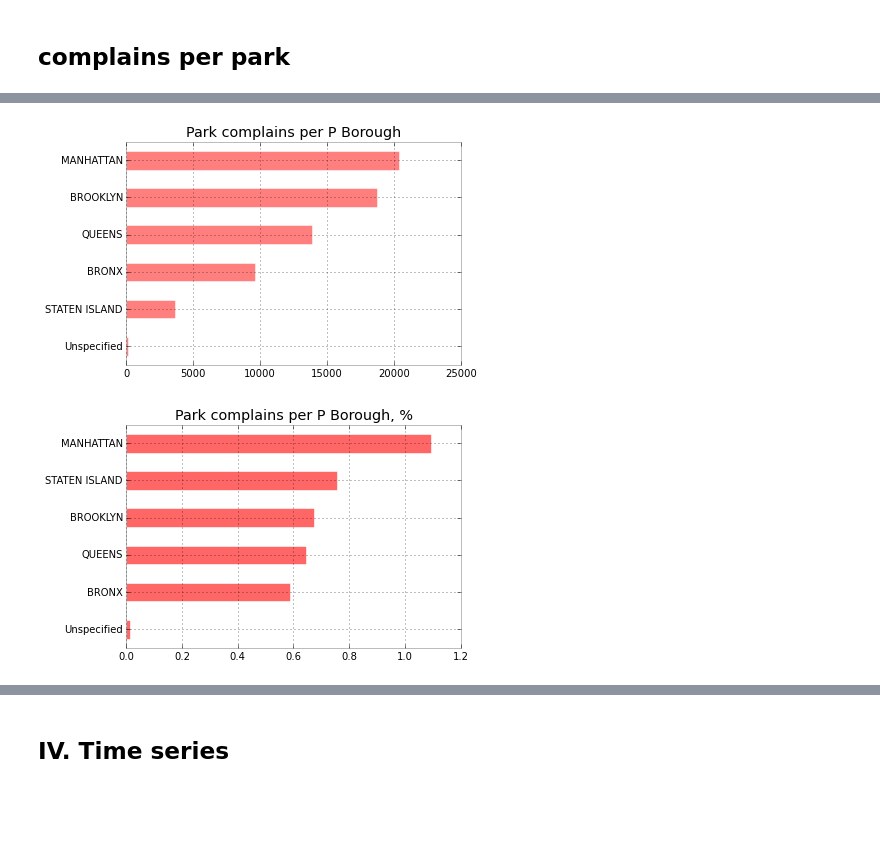
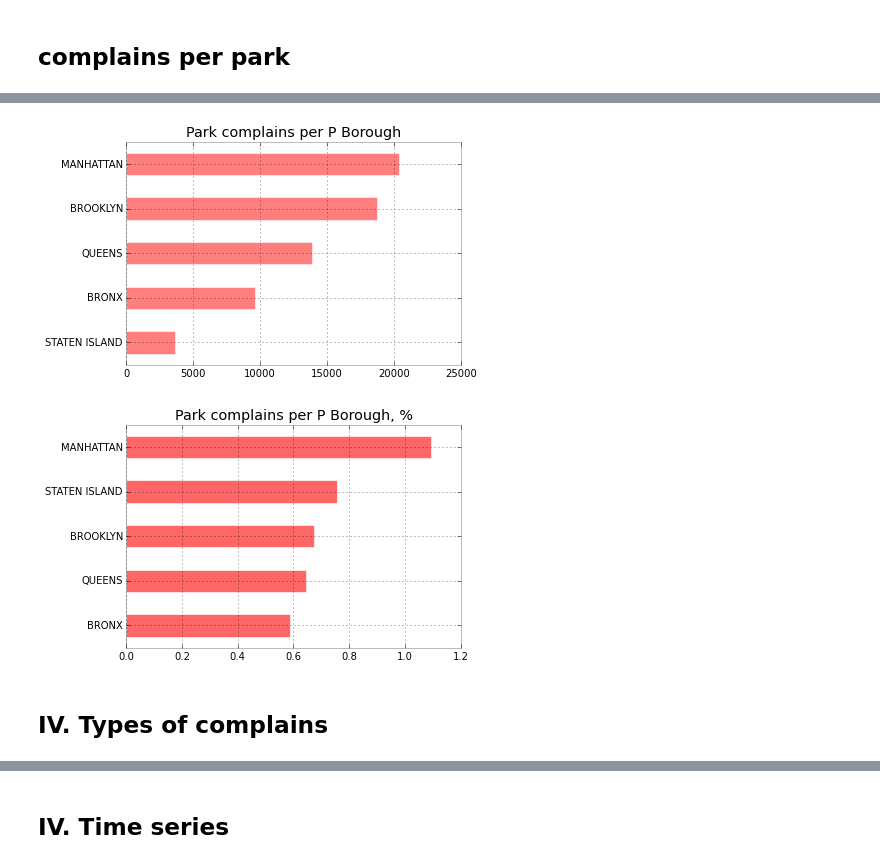
Before and after one commit to gdobler/parqa, a Jupyter notebook: 311/311_opendata.ipynb, the cells around one changed output, grey strips where cells are left out. Cells and saved outputs as stored; diff of their text form; code cells hidden in the pictures; blank space fills up the shorter version.

```diff
--- a/311/311_opendata.ipynb
+++ b/311/311_opendata.ipynb
@@ -16,14 +12,16 @@ WARNING:shapely.geos:Failed `CDLL(/opt/local/lib/libgeos_c.dylib)`
 # %%
 import os
-PATH = os.environ
+PARQA = os.environ['parqa']
 # %% [markdown]
 ## I. Loading and Cleaning 311 data
 # %%
+path = PARQA + "data/2015_10_9_311_Service_Requests_from_2010_to_Present.csv"
 
-path = PATH + data/2015_10_9_311_Service_Requests_from_2010_to_Present.csv"
-df = pd.read_csv(path, na_values='Unspecified')
+df = pd.read_csv(path, na_values='Unspecified', dayfirst=False)
 # %% [markdown]
 ### parse timedata
 # %%
-dateParse = lambda x: pd.datetime.strptime(x, '%m/%d/%Y %I:%M:%S %p')
-df['Created Date'] = df['Created Date'].apply(dateParse)
+# dateParse = lambda x: pd.datetime.strptime(x, '%m/%d/%Y %I:%M:%S %p')
+
+df['Created Date'] = pd.to_datetime(df['Created Date'], format = '%m/%d/%Y %I:%M:%S %p')
+df['year'] = df['Created Date'].apply(lambda x: x.year)
@@ -114,13 +98,15 @@ Name: Park Facility Name, dtype: int64
 # %%
 pdf['Park Borough'].value_counts(ascending=True).plot(kind='barh', color='red', alpha=.5, title='Park complains per P Borough');
 # %% [output]
-[figure, old version]
+[figure, new version]
 # %%
 x =  df['Park Borough'].value_counts()
 y =  pdf['Park Borough'].value_counts()
 # %%
 relative_complains = 100*y/x
-relative_complains.sort(ascending=True)
+relative_complains.sort_values(ascending=True, inplace=True)
 relative_complains.plot(kind='barh', color='red', alpha=.6, title='Park complains per P Borough, %');
 # %% [output]
-[figure, old version]
+[figure, new version]
+# %% [markdown]
+## IV. Types of complains
```
Also changed, not shown: parts of 11 cells of this notebook.
